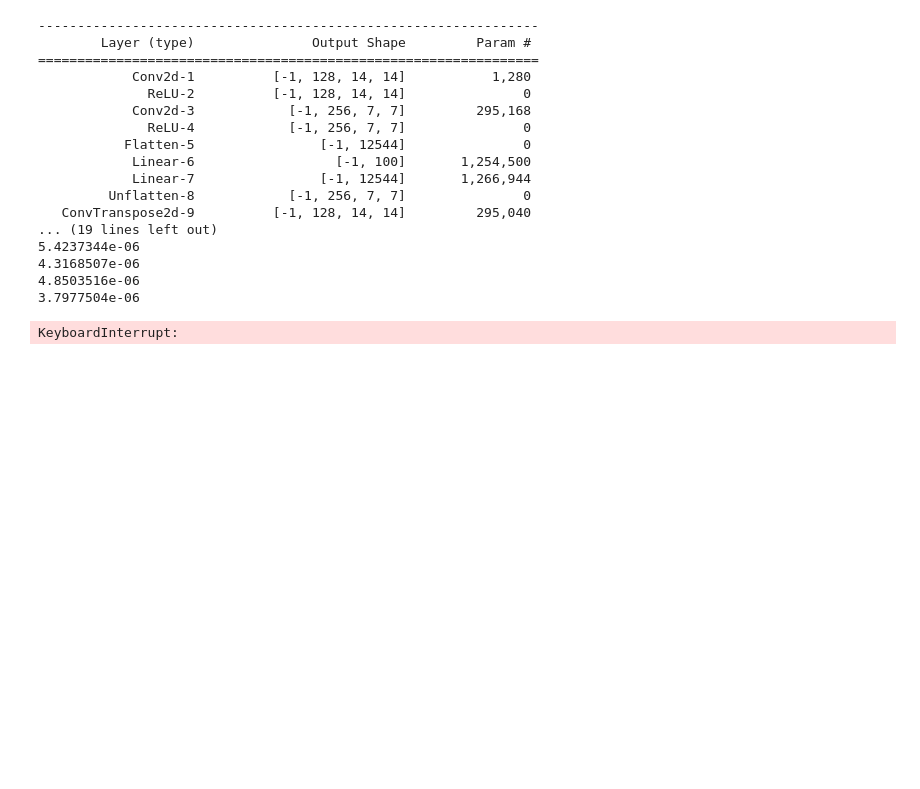
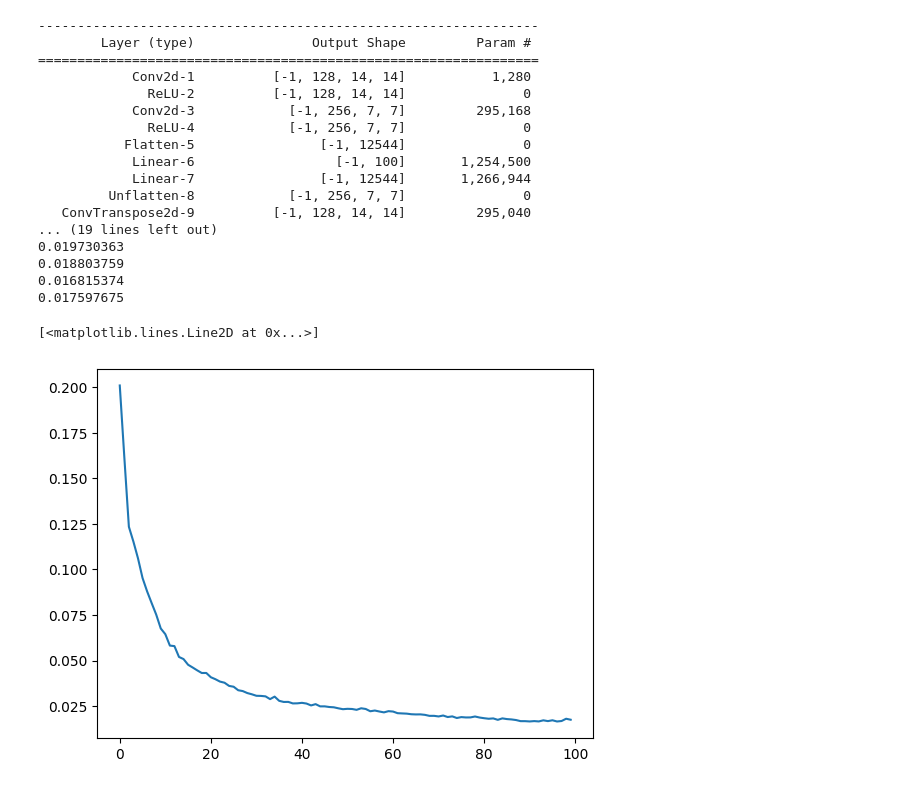
Before and after one commit to majidsh97/AE, a Jupyter notebook: AE.ipynb, the cells around one changed output. Saved outputs shown, nothing was run; the diff lists cells and outputs as text; code cells hidden in the pictures; blank space fills up the shorter version.

```diff
--- a/AE.ipynb
+++ b/AE.ipynb
@@ -48,11 +94,10 @@ encoder_decoder = torch.nn.Sequential(
     Linear(2*f*7*7,100),
     Linear(100,2*f*7*7),
     Unflatten(1,(2*f,7,7)),
-
     ConvTranspose2d(2*f,f,3,2,pad,1),
     ReLU(),
     ConvTranspose2d(f,1,3,2,pad,1),
-    #Sigmoid()
+    Sigmoid()
     #Tanh()
 
 ).cuda()
@@ -68,39 +113,40 @@ def step(x,y)->torch.Tensor:
     return loss
     pass
 
 train_loss = []
-for epoch in range(200):
+for epoch in range(10):
     for image,label in train_loader:
         #print(image.shape)
         #print(label.shape)
         #noise = torch.normal(0,1,size=(image.shape[0],1,28,28)).cuda()
         loss = step(image,image)
         #print(loss)
         train_loss.append(loss.cpu().detach().numpy())
         #break
         pass
     print(train_loss[-1])
 
 plt.plot(train_loss)
 # %% [output]
 ----------------------------------------------------------------
         Layer (type)               Output Shape         Param #
 ================================================================
             Conv2d-1          [-1, 128, 14, 14]           1,280
               ReLU-2          [-1, 128, 14, 14]               0
             Conv2d-3            [-1, 256, 7, 7]         295,168
               ReLU-4            [-1, 256, 7, 7]               0
            Flatten-5                [-1, 12544]               0
             Linear-6                  [-1, 100]       1,254,500
             Linear-7                [-1, 12544]       1,266,944
          Unflatten-8            [-1, 256, 7, 7]               0
    ConvTranspose2d-9          [-1, 128, 14, 14]         295,040
 ... (19 lines left out)
-5.4237344e-06
-4.3168507e-06
-4.8503516e-06
-3.7977504e-06
+0.019730363
+0.018803759
+0.016815374
+0.017597675
-KeyboardInterrupt:
+[<matplotlib.lines.Line2D at 0x...>]
+[figure, added]
 # %%
 plt.plot(train_loss)
 
```
Also changed, not shown: parts of 5 cells of this notebook.
